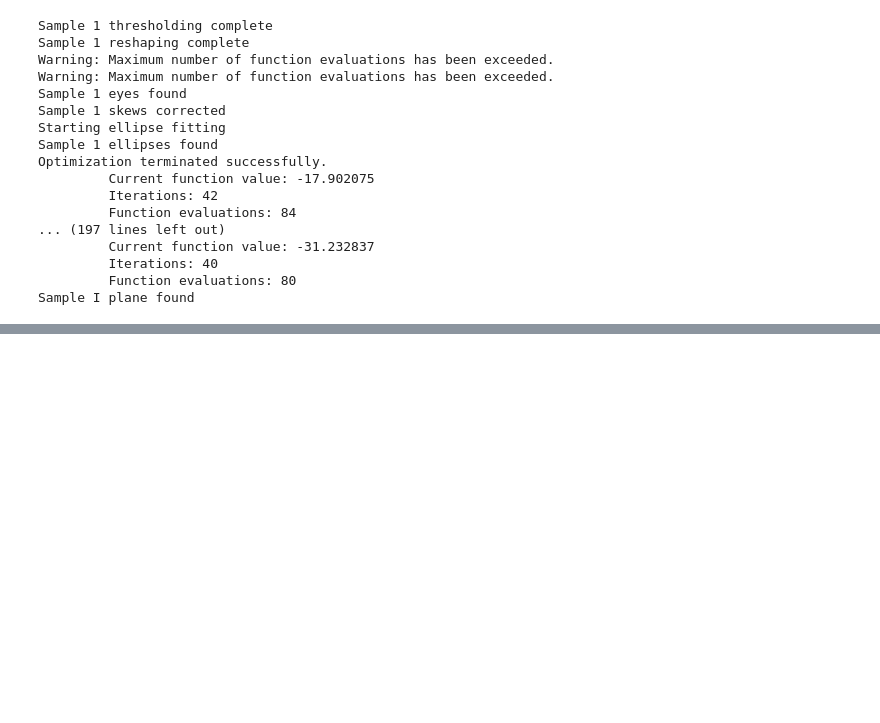
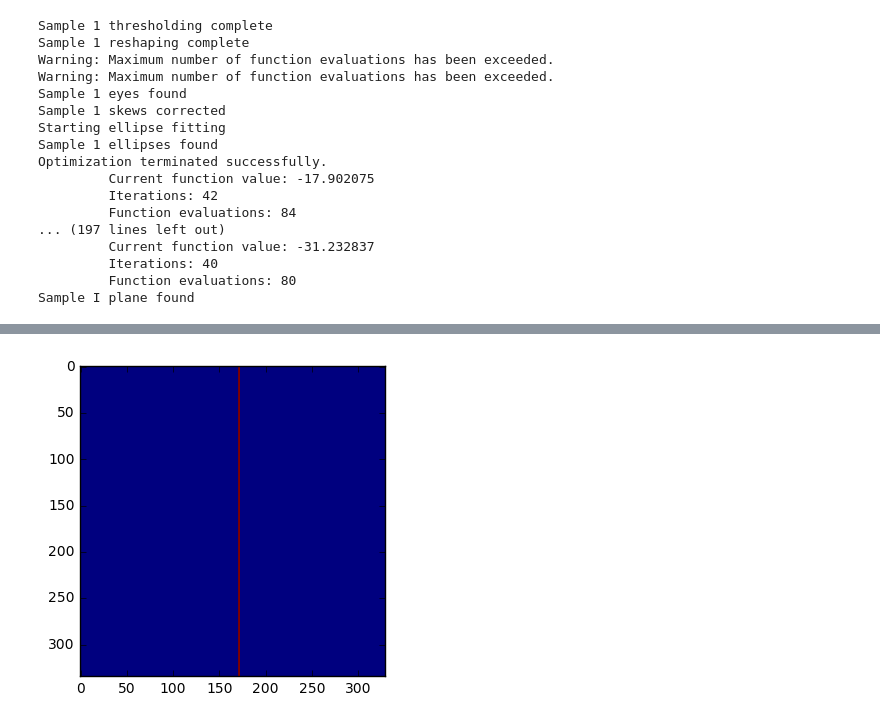
Before and after one commit to sinead-cook/DC-project, a Jupyter notebook: get_all_planes.ipynb, the cells around one changed output, grey strips where cells are left out. Drawn from its saved outputs; the diff is of its cells as text; code cells hidden in the pictures; blank space fills up the shorter version.

```diff
--- a/get_all_planes.ipynb
+++ b/get_all_planes.ipynb
@@ -110,0 +167,6 @@ planes = np.load('planes.npy')
+# %%
+import matplotlib.pyplot as plt
+plt.imshow(mask[:,:,120])
+plt.show()
+# %% [output]
+[figure, added]
```
Also changed, not shown: parts of 11 cells of this notebook, 2 other files.
